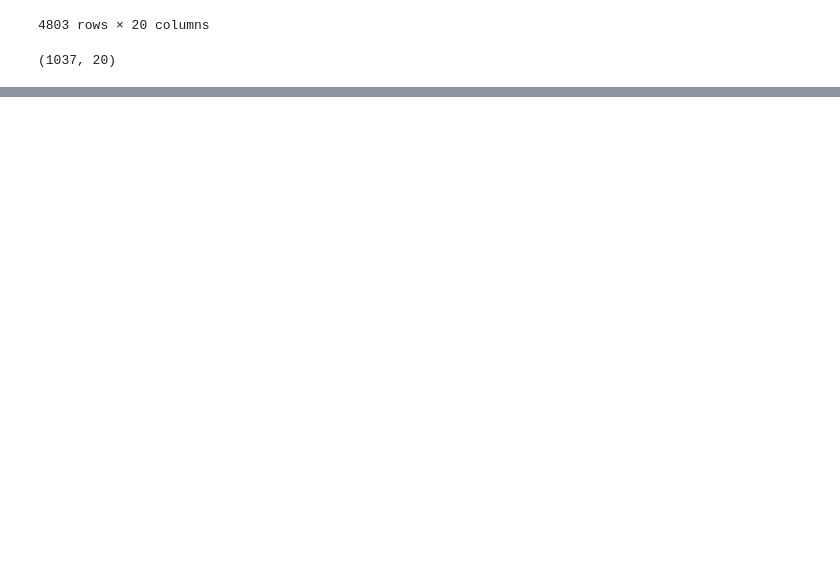
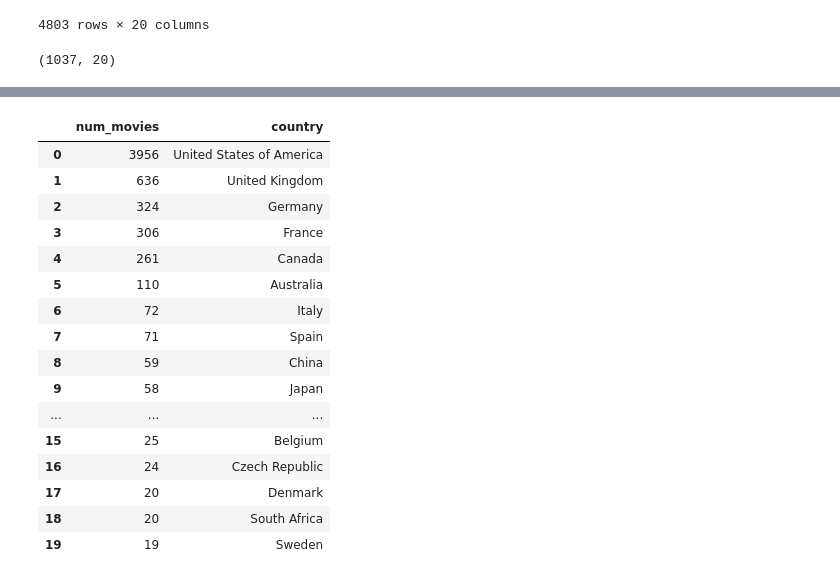
Before and after one commit to johnewong/CZ1115-MovieRevenuePrediction, a Jupyter notebook: Main.ipynb, the cells around one changed output, grey strips where cells are left out. Saved outputs shown, nothing was run; the diff lists cells and outputs as text; code cells hidden in the pictures; blank space fills up the shorter version.

```diff
--- a/Main.ipynb
+++ b/Main.ipynb
@@ -112,0 +120,28 @@ data[data['genres'] !='[]']
+# %%
+s = df.apply(lambda x: pd.Series(x['production_countries']),axis=1).stack().reset_index(level=1, drop=True)
+s.name = 'countries'
+# %%
+con_df = df.drop('production_countries', axis=1).join(s)
+con_df = pd.DataFrame(con_df['countries'].value_counts())
+con_df['country'] = con_df.index
+con_df.columns = ['num_movies', 'country']
+con_df = con_df.reset_index().drop('index', axis=1)
+con_df.head(20)
+# %% [output]
+|  | num_movies | country |
+| 0 | 3956 | United States of America |
+| 1 | 636 | United Kingdom |
+| 2 | 324 | Germany |
+| 3 | 306 | France |
+| 4 | 261 | Canada |
+| 5 | 110 | Australia |
+| 6 | 72 | Italy |
+| 7 | 71 | Spain |
+| 8 | 59 | China |
+| 9 | 58 | Japan |
+| ... | ... | ... |
+| 15 | 25 | Belgium |
+| 16 | 24 | Czech Republic |
+| 17 | 20 | Denmark |
+| 18 | 20 | South Africa |
+| 19 | 19 | Sweden |
```
Also changed, not shown: parts of 10 cells of this notebook.
